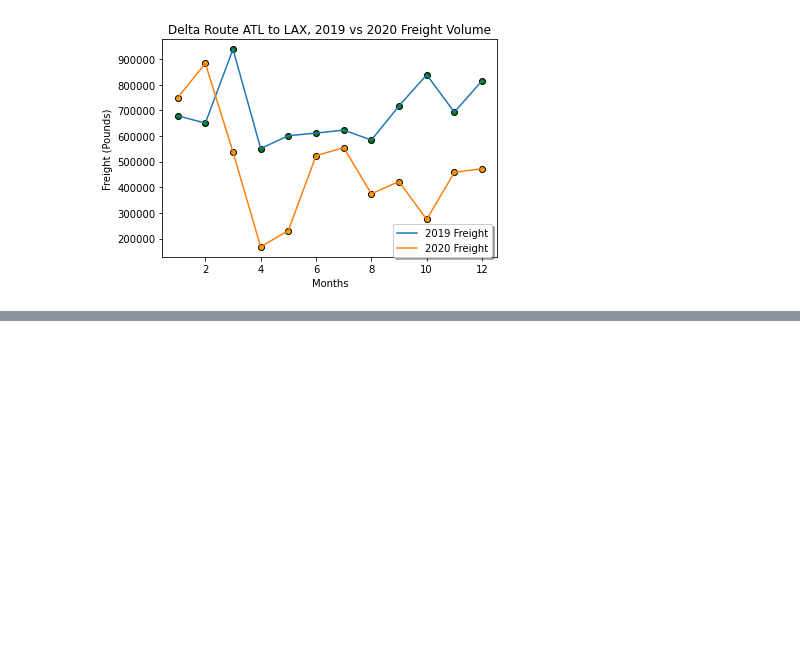
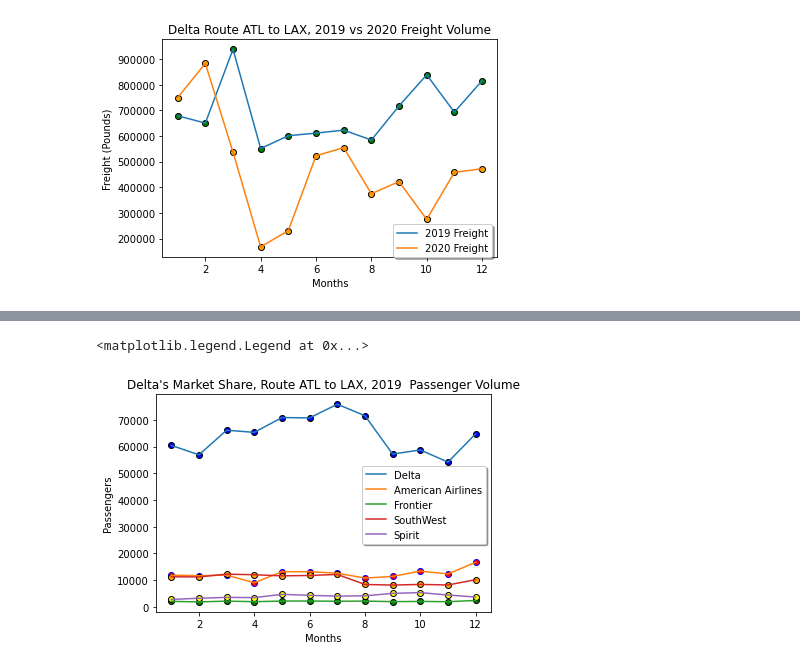
Before and after one commit to davew306/Project_Airline, a Jupyter notebook: Project Airlines Delta_ATL to LAX.ipynb, the cells around one changed output, grey strips where cells are left out. Cells and saved outputs as stored; diff of their text form; code cells hidden in the pictures; blank space fills up the shorter version.

```diff
--- a/Project Airlines Delta_ATL to LAX.ipynb
+++ b/Project Airlines Delta_ATL to LAX.ipynb
@@ -154,0 +224,6 @@ ax1.legend(loc='lower right', bbox_to_anchor=(1,-.025), shadow=True, ncol=1)
+# %%
+x_values_19_SW = Atl_Lax_SW_19_Sorted['MONTH']
+# %%
+Atl_Lax_Spirit_19= airline_2019_df[(airline_2019_df['CARRIER_NAME']=='Spirit Air Lines')&(airline_2019_df['ORIGIN']=='ATL')&(airline_2019_df['DEST']=='LAX')&(airline_2019_df['PASSENGERS']>= 1000)]
+Atl_Lax_Spirit_Sorted = Atl_Lax_Spirit_19.sort_values("MONTH")
+Atl_Lax_Spirit_Sorted.head(15)
@@ -154,0 +244,4 @@ ax1.legend(loc='lower right', bbox_to_anchor=(1,-.025), shadow=True, ncol=1)
+# %%
+y_values_19_Spirit = Atl_Lax_Spirit_Sorted['PASSENGERS']
+# %%
+x_values_19_Spirit = Atl_Lax_Spirit_Sorted['MONTH']
@@ -154,0 +301,20 @@ ax1.legend(loc='lower right', bbox_to_anchor=(1,-.025), shadow=True, ncol=1)
+# %%
+plt.title("Delta's Market Share, Route ATL to LAX, 2019  Passenger Volume")
+plt.xlabel("Months")
+plt.ylabel("Passengers")
+
+plt.scatter(x_values_19_Pass, y_values_19_Pass, marker="o", facecolors="blue", edgecolors="black")
+plt.scatter(x_values_19_American, y_values_19_American, marker="o", facecolors="red", edgecolors="blue")
+plt.scatter(x_values_19_Frontier, y_values_19_Frontier, marker="o", facecolors="green", edgecolors="black")
+plt.scatter(x_values_19_SW, y_values_19_SW, marker="o", facecolors="orange", edgecolors="black")
+plt.scatter(x_values_19_Spirit, y_values_19_Spirit, marker="o", facecolors="Yellow", edgecolors="black")
+ax2 = plt.subplot(111)
+ax2.plot(x_values_19_Pass, y_values_19_Pass, label='Delta')
+ax2.plot(x_values_19_American, y_values_19_American, label='American Airlines')
+ax2.plot(x_values_19_Frontier, y_values_19_Frontier, label='Frontier')
+ax2.plot(x_values_19_SW, y_values_19_SW, label='SouthWest')
+ax2.plot(x_values_19_Spirit, y_values_19_Spirit, label='Spirit')
+ax2.legend(loc='lower right', bbox_to_anchor=(1,.29), shadow=True, ncol=1)
+# %% [output]
+<matplotlib.legend.Legend at 0x...>
+[figure, added]
```
Also changed, not shown: parts of 27 cells of this notebook.
